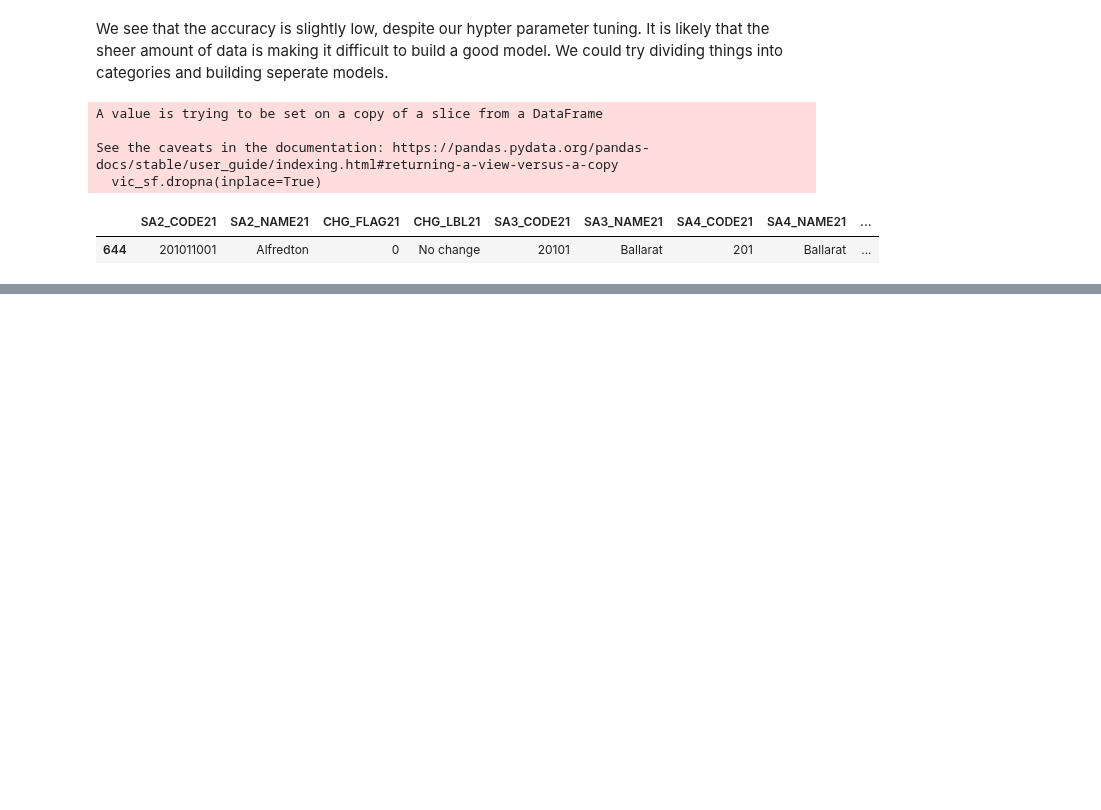
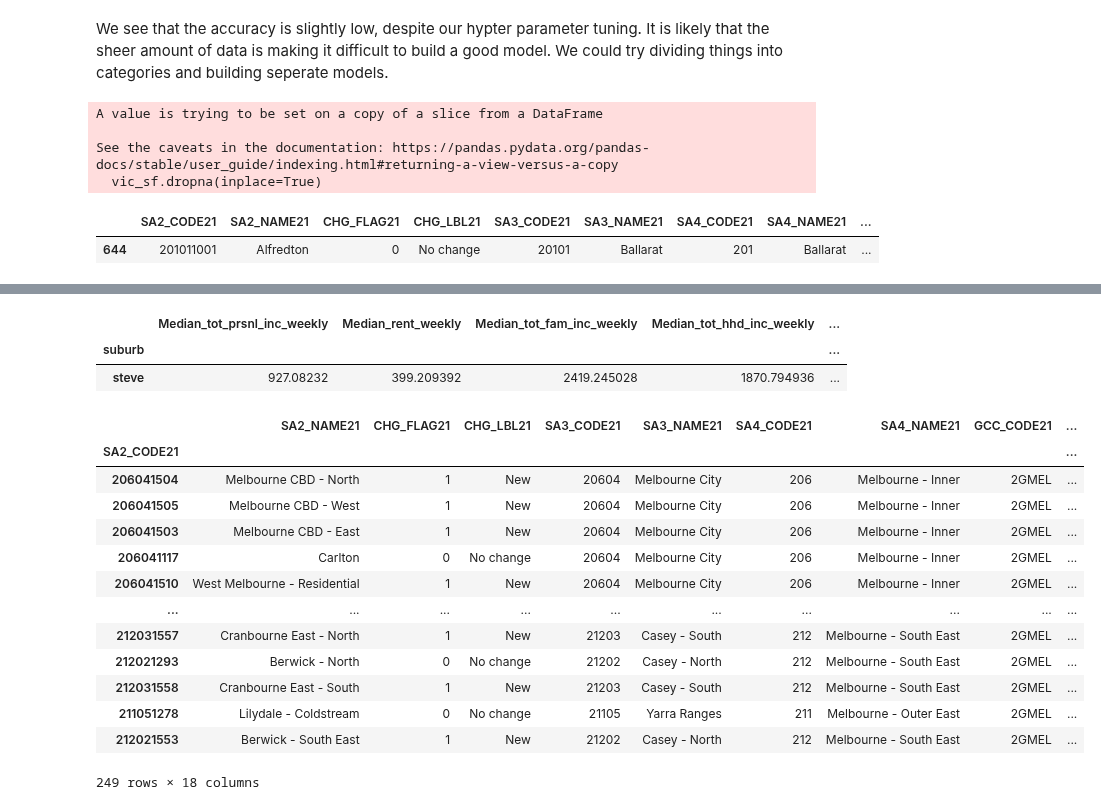
Before and after one commit to MAST30034-Applied-Data-Science/generic-real-estate-consulting-project-group-30, a Jupyter notebook: notebooks/neural_network_model.ipynb, the cells around one changed output, grey strips where cells are left out. Saved outputs shown, nothing was run; the diff lists cells and outputs as text; code cells hidden in the pictures; blank space fills up the shorter version.

```diff
--- a/notebooks/neural_network_model.ipynb
+++ b/notebooks/neural_network_model.ipynb
@@ -425,0 +412,30 @@ KeyError: 'cost_text'
+# %%
+e = pd.DataFrame(X_dists[numeric_features].mean()).transpose()
+ee = pd.DataFrame(X_dists[categorical_features].mode())
+e['suburb'] = 'steve'
+ee['suburb'] = 'steve'
+e.set_index('suburb', inplace=True)
+ee.set_index('suburb', inplace=True)
+avg_house = e.join(ee, how='inner')
+avg_house
+# %% [output]
+|  | Median_tot_prsnl_inc_weekly | Median_rent_weekly | Median_tot_fam_inc_weekly | Median_tot_hhd_inc_weekly | ... |
+| suburb |  |  |  |  | ... |
+| steve | 927.08232 | 399.209392 | 2419.245028 | 1870.794936 | ... |
+# %%
+X3
+# %% [output]
+|  | SA2_NAME21 | CHG_FLAG21 | CHG_LBL21 | SA3_CODE21 | SA3_NAME21 | SA4_CODE21 | SA4_NAME21 | GCC_CODE21 | ... |
+| SA2_CODE21 |  |  |  |  |  |  |  |  | ... |
+| 206041504 | Melbourne CBD - North | 1 | New | 20604 | Melbourne City | 206 | Melbourne - Inner | 2GMEL | ... |
+| 206041505 | Melbourne CBD - West | 1 | New | 20604 | Melbourne City | 206 | Melbourne - Inner | 2GMEL | ... |
+| 206041503 | Melbourne CBD - East | 1 | New | 20604 | Melbourne City | 206 | Melbourne - Inner | 2GMEL | ... |
+| 206041117 | Carlton | 0 | No change | 20604 | Melbourne City | 206 | Melbourne - Inner | 2GMEL | ... |
+| 206041510 | West Melbourne - Residential | 1 | New | 20604 | Melbourne City | 206 | Melbourne - Inner | 2GMEL | ... |
+| ... | ... | ... | ... | ... | ... | ... | ... | ... | ... |
+| 212031557 | Cranbourne East - North | 1 | New | 21203 | Casey - South | 212 | Melbourne - South East | 2GMEL | ... |
+| 212021293 | Berwick - North | 0 | No change | 21202 | Casey - North | 212 | Melbourne - South East | 2GMEL | ... |
+| 212031558 | Cranbourne East - South | 1 | New | 21203 | Casey - South | 212 | Melbourne - South East | 2GMEL | ... |
+| 211051278 | Lilydale - Coldstream | 0 | No change | 21105 | Yarra Ranges | 211 | Melbourne - Outer East | 2GMEL | ... |
+| 212021553 | Berwick - South East | 1 | New | 21202 | Casey - North | 212 | Melbourne - South East | 2GMEL | ... |
+249 rows × 18 columns
```
Also changed, not shown: parts of 16 cells of this notebook.
